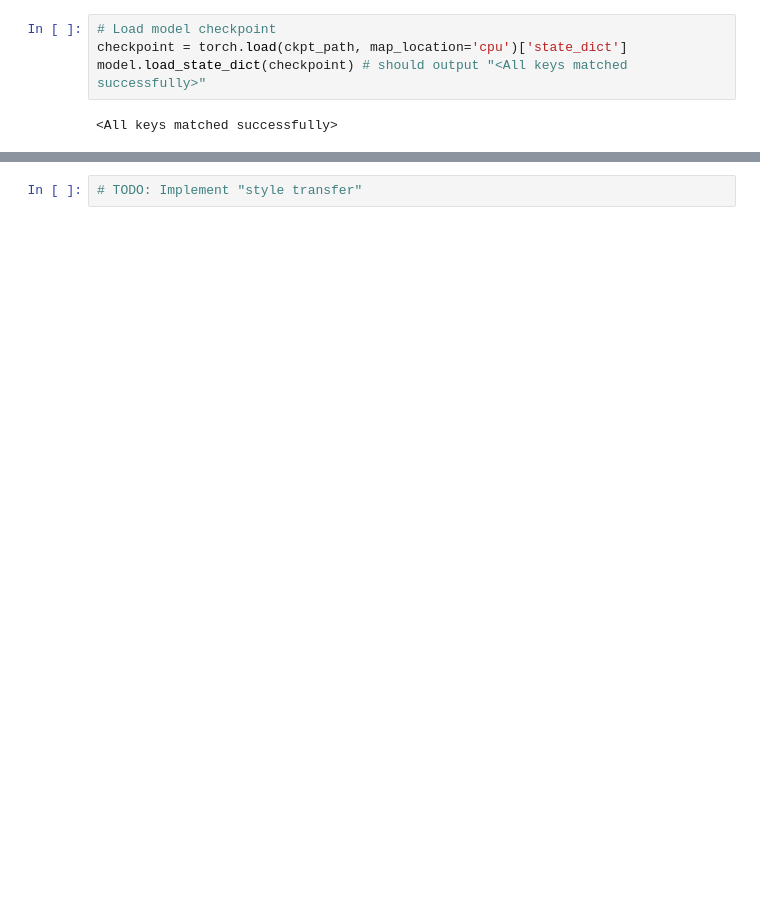
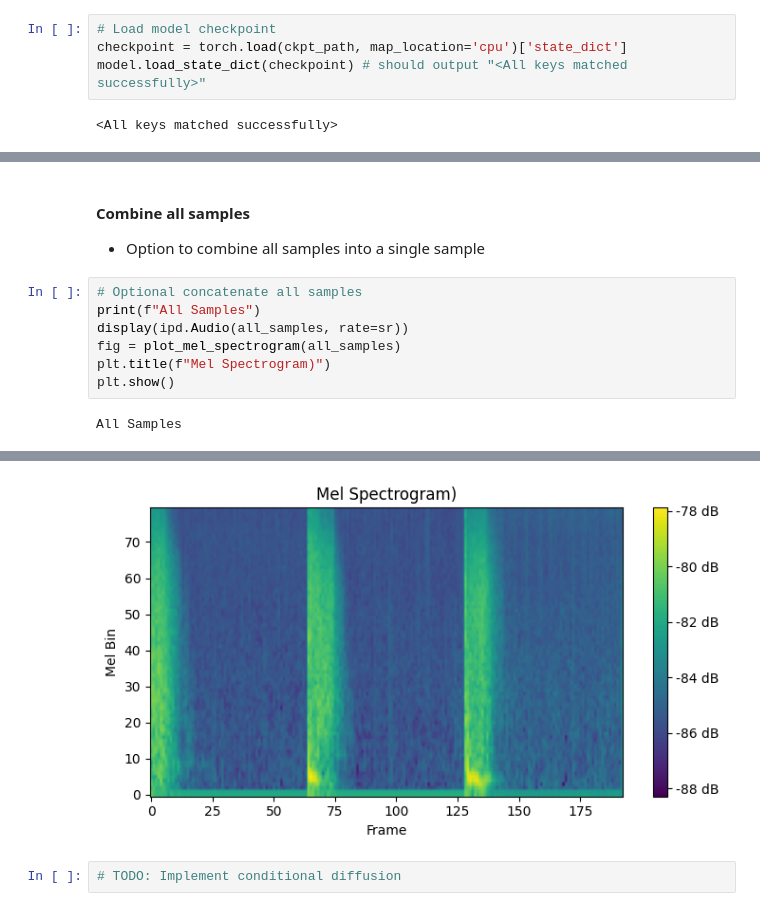
Before and after one commit to crlandsc/tiny-audio-diffusion, a Jupyter notebook: Inference.ipynb, the cells around one changed output, grey strips where cells are left out. Cells and saved outputs as stored; diff of their text form; blank space fills up the shorter version.

```diff
--- a/Inference.ipynb
+++ b/Inference.ipynb
@@ -153,0 +194,12 @@ Generated Sample 3
+# %% [markdown]
+#### Combine all samples
+- Option to combine all samples into a single sample
+# %%
+# Optional concatenate all samples
+print(f"All Samples")
+display(ipd.Audio(all_samples, rate=sr))
+fig = plot_mel_spectrogram(all_samples)
+plt.title(f"Mel Spectrogram)")
+plt.show()
+# %% [output]
+All Samples
@@ -154,2 +207,3 @@ Generated Sample 3
+[figure, added]
 # %%
-# TODO: Implement "style transfer"
+# TODO: Implement conditional diffusion
```
Also changed, not shown: parts of 15 cells of this notebook.
